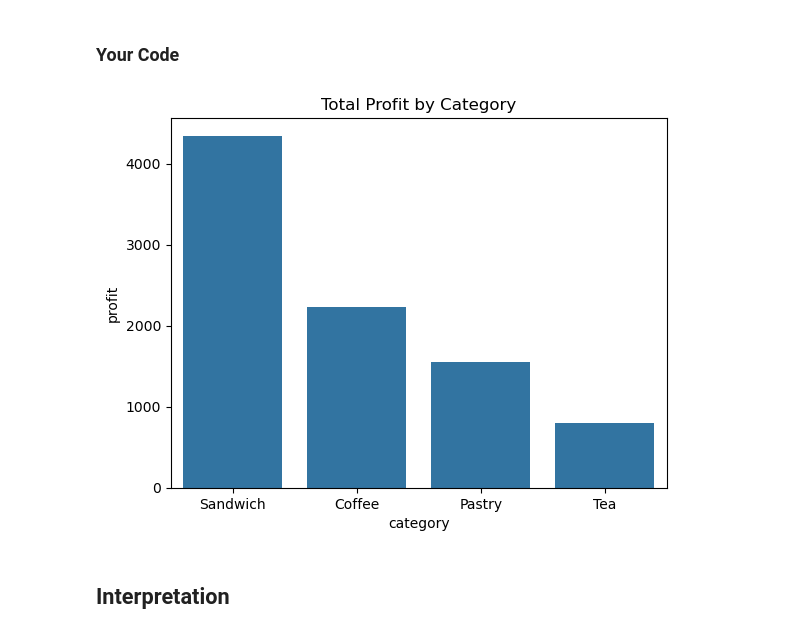
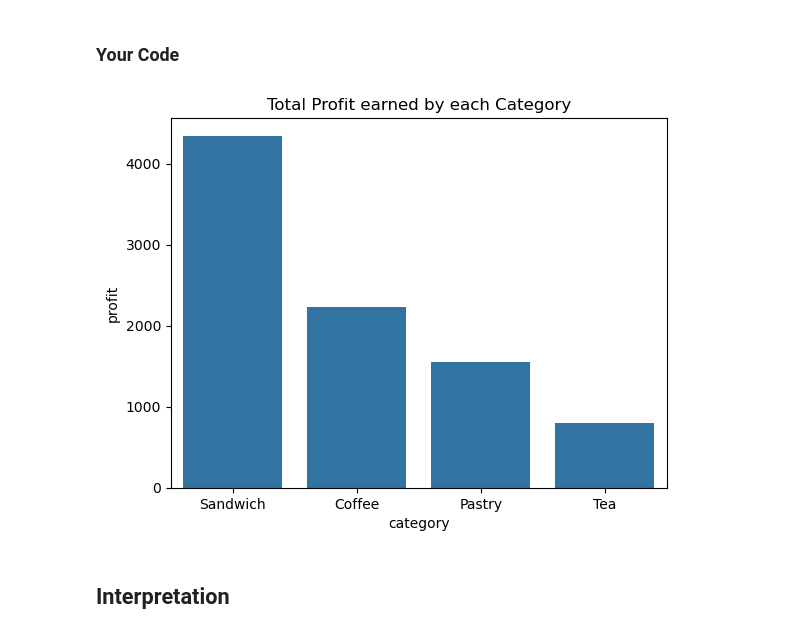
Before and after one commit to dtillman20/py4eda-work, a Jupyter notebook: test2b/test_2b.ipynb, the cells around one changed output. Cells and saved outputs as stored; diff of their text form; code cells hidden in the pictures.

```diff
--- a/test2b/test_2b.ipynb
+++ b/test2b/test_2b.ipynb
@@ -351,11 +350,11 @@ Create a bar chart showing total profit by product category. Use seaborn and ens
 # %%
 # Task 6: use sns.barplot() with aggregated data
 Total_profit = sns.barplot(data=category_profit, x='category', y='profit')
 #plt.title('Total Profit by Category')
-Total_profit.set_title('Total Profit by Category')
+Total_profit.set_title('Total Profit earned by each Category')
 plt.show()
 # %% [output]
-[figure, old version]
+[figure, new version]
 # %% [markdown]
 ## Interpretation
 # %% [markdown]
```
Also changed, not shown: parts of 5 cells of this notebook.
